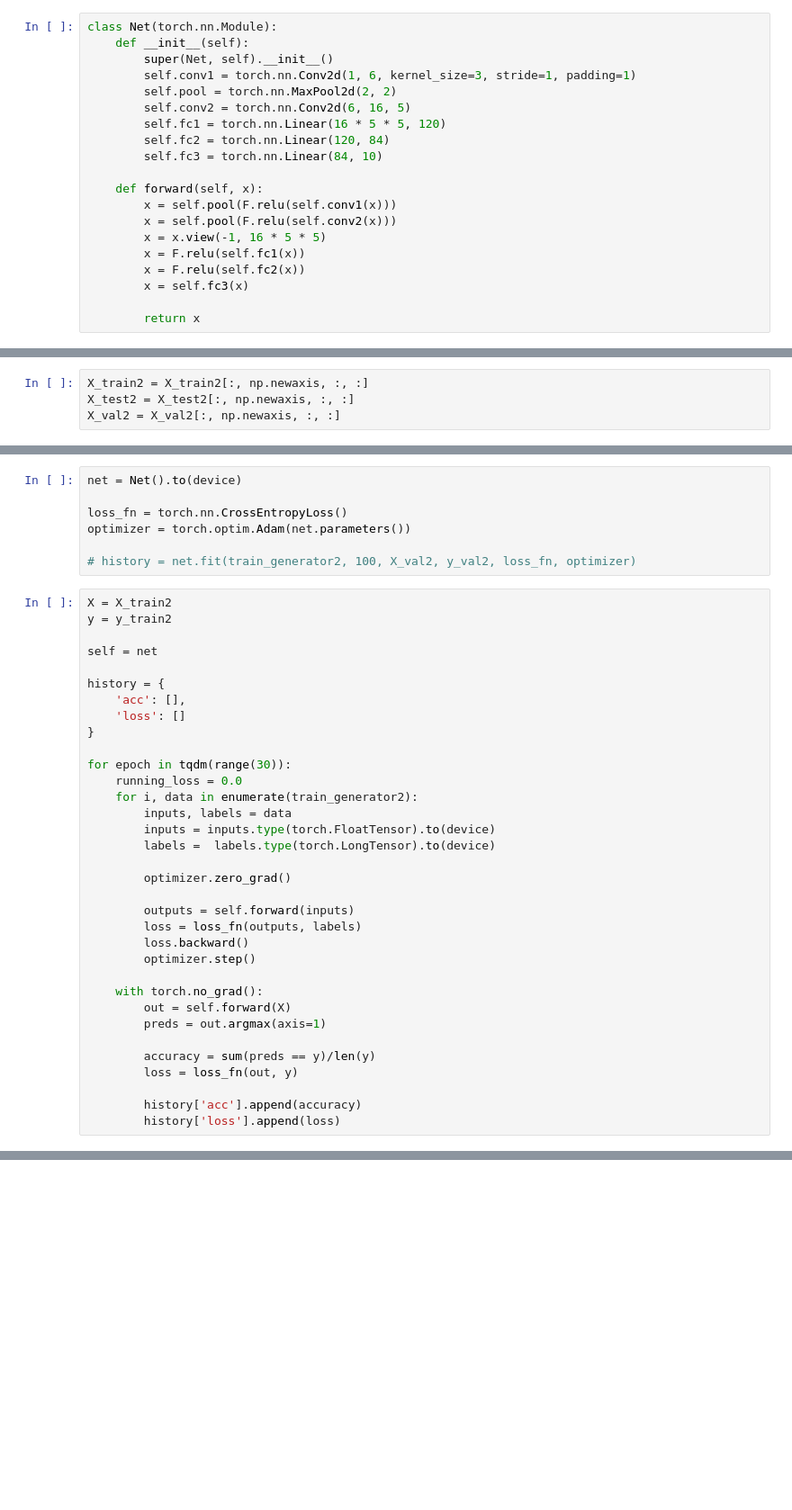
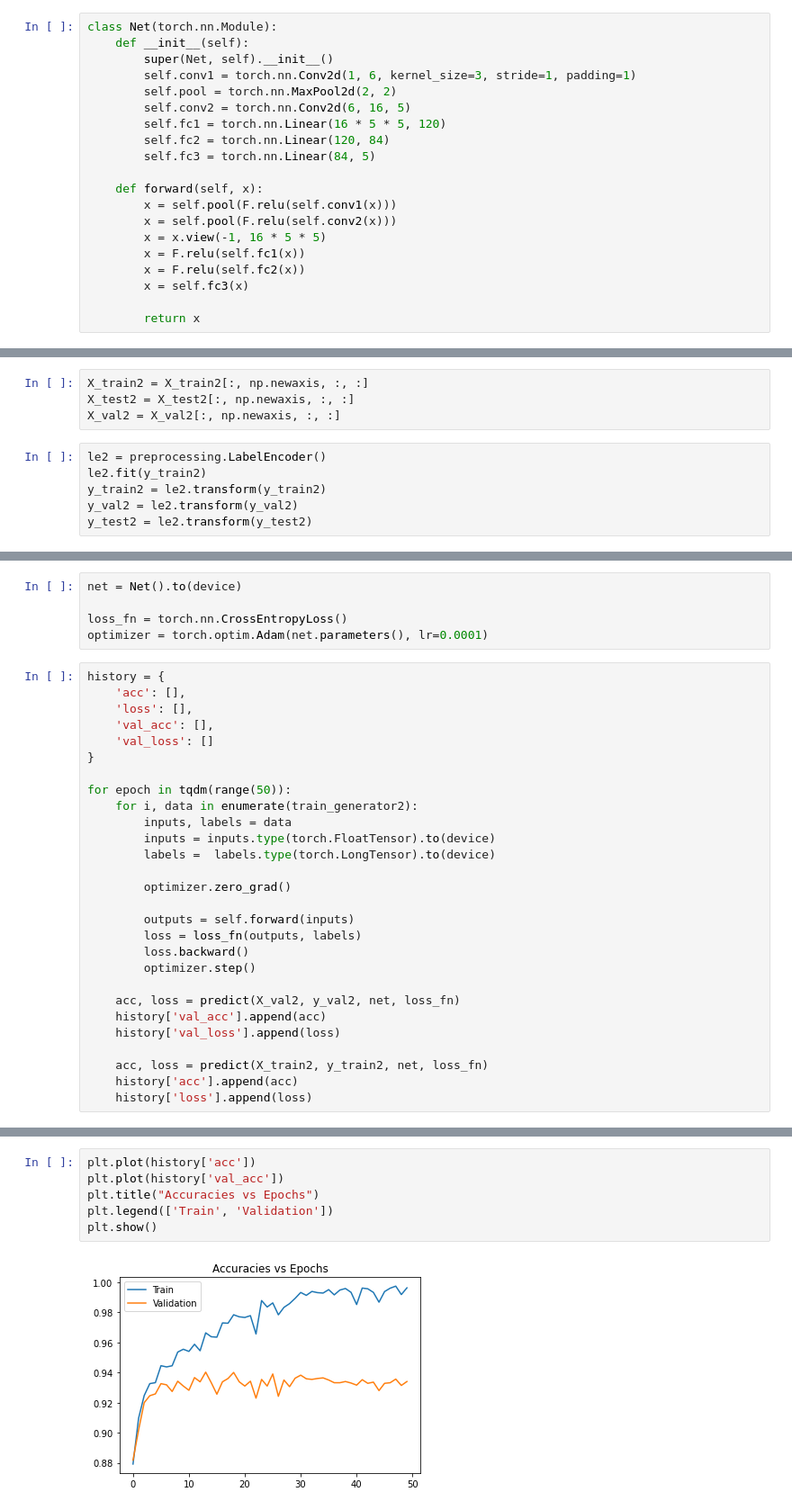
Before and after one commit to akshatgoel92/torch-visualize, a Jupyter notebook: src/3.5.ipynb, the cells around one changed output, grey strips where cells are left out. Shown: that part at 90% size. Cells and saved outputs as stored; diff of their text form; blank space fills up the shorter version.

```diff
--- a/src/3.5.ipynb
+++ b/src/3.5.ipynb
@@ -63,7 +64,7 @@ class Net(torch.nn.Module):
         self.conv2 = torch.nn.Conv2d(6, 16, 5)
         self.fc1 = torch.nn.Linear(16 * 5 * 5, 120)
         self.fc2 = torch.nn.Linear(120, 84)
-        self.fc3 = torch.nn.Linear(84, 10)
+        self.fc3 = torch.nn.Linear(84, 5)
 
     def forward(self, x):
         x = self.pool(F.relu(self.conv1(x)))
@@ -108,6 +120,12 @@ X_val2 = X_val2.reshape(X_val2.shape[0], 28, 28)
 X_train2 = X_train2[:, np.newaxis, :, :]
 X_test2 = X_test2[:, np.newaxis, :, :]
 X_val2 = X_val2[:, np.newaxis, :, :]
+# %%
+le2 = preprocessing.LabelEncoder()
+le2.fit(y_train2)
+y_train2 = le2.transform(y_train2)
+y_val2 = le2.transform(y_val2)
+y_test2 = le2.transform(y_test2)
 # %%
 train_data2 = Dataset(X_train2, y_train2)
 train_generator2 = torch.utils.data.DataLoader(train_data2, **dataloader_params)
@@ -124,22 +142,16 @@ y_test2 = torch.Tensor(y_test2).to(device)
 net = Net().to(device)
 
 loss_fn = torch.nn.CrossEntropyLoss()
-optimizer = torch.optim.Adam(net.parameters())
-
-# history = net.fit(train_generator2, 100, X_val2, y_val2, loss_fn, optimizer)
+optimizer = torch.optim.Adam(net.parameters(), lr=0.0001)
 # %%
-X = X_train2
-y = y_train2
-
-self = net
-
 history = {
     'acc': [],
-    'loss': []
+    'loss': [],
+    'val_acc': [],
+    'val_loss': []
 }
 
-for epoch in tqdm(range(30)):
-    running_loss = 0.0
+for epoch in tqdm(range(50)):
     for i, data in enumerate(train_generator2):
         inputs, labels = data
         inputs = inputs.type(torch.FloatTensor).to(device)
@@ -152,12 +164,10 @@ for epoch in tqdm(range(30)):
         loss.backward()
         optimizer.step()
 
-    with torch.no_grad():
-        out = self.forward(X)
-        preds = out.argmax(axis=1)
+    acc, loss = predict(X_val2, y_val2, net, loss_fn)
+    history['val_acc'].append(acc)
+    history['val_loss'].append(loss)
 
-        accuracy = sum(preds == y)/len(y)
-        loss = loss_fn(out, y)
-
-        history['acc'].append(accuracy)
-        history['loss'].append(loss)
+    acc, loss = predict(X_train2, y_train2, net, loss_fn)
+    history['acc'].append(acc)
+    history['loss'].append(loss)
@@ -177,0 +179,8 @@ tensor(0.9327, device='cuda:0') tensor(0.4972, device='cuda:0')
+# %%
+plt.plot(history['acc'])
+plt.plot(history['val_acc'])
+plt.title("Accuracies vs Epochs")
+plt.legend(['Train', 'Validation'])
+plt.show()
+# %% [output]
+[figure, added]
```
Also changed, not shown: parts of 7 cells of this notebook.
